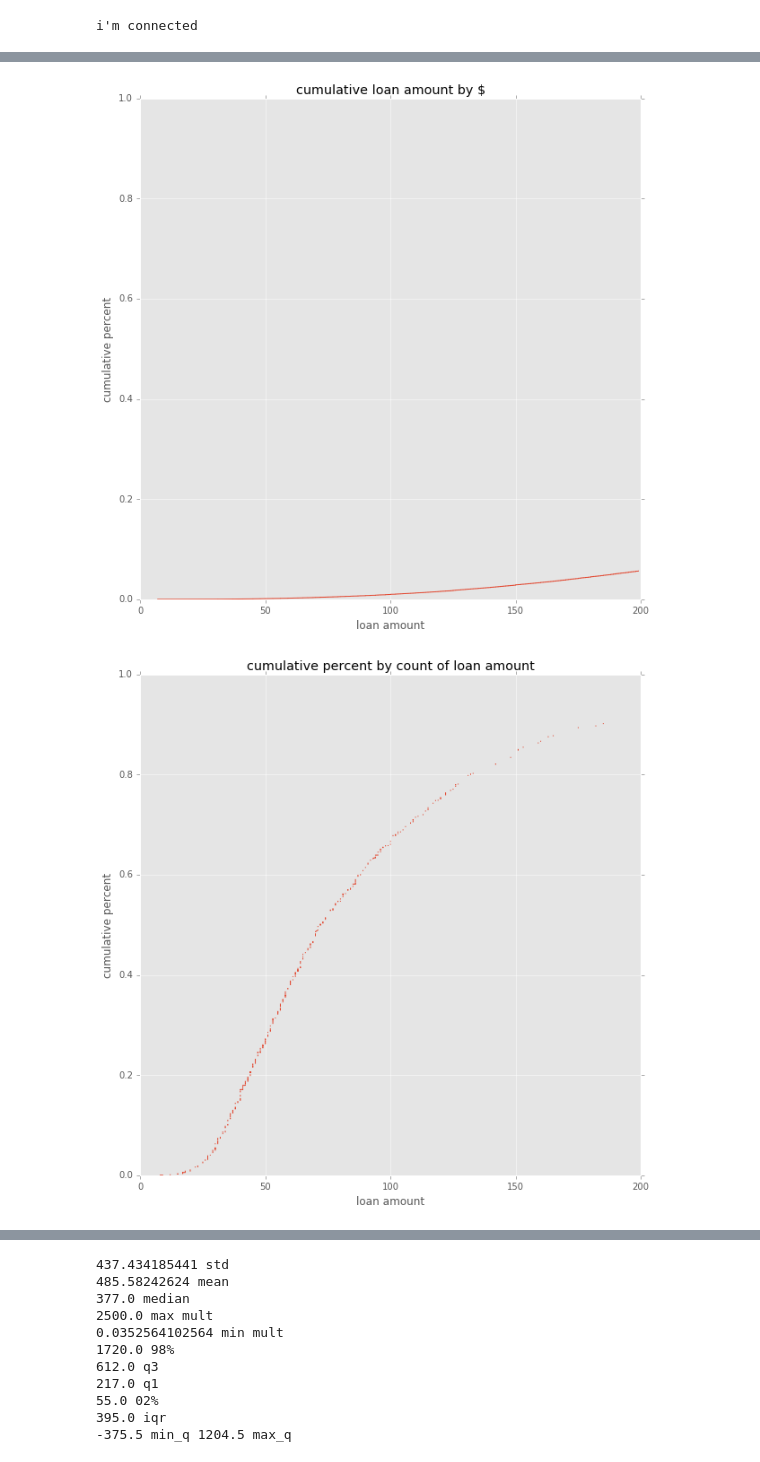
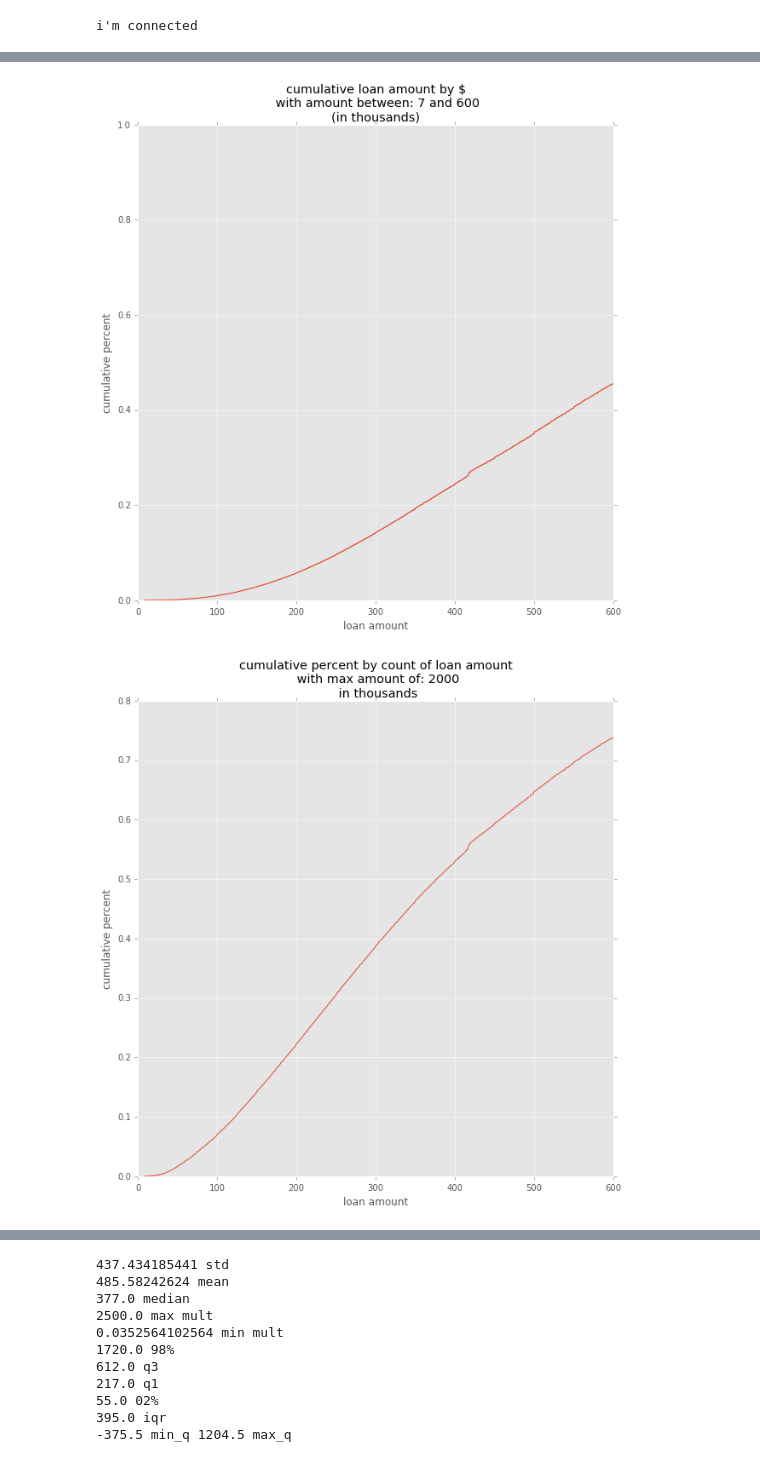
Before and after one commit to Kibrael/Edits, a Jupyter notebook: single_bank_viz.ipynb, the cells around one changed output, grey strips where cells are left out. Cells and saved outputs as stored; diff of their text form; code cells hidden in the pictures.

Commit message:
fixing pct of count cumulative graph data issue

```diff
--- a/single_bank_viz.ipynb
+++ b/single_bank_viz.ipynb
@@ -122,45 +133,35 @@ print(inc_df.head())
 # %%
 #FIXME add cutoff field name and cutoff value to title
 #graph cumulative sum of % of income and % of loan amount
-cut_field = 'amount'
-amt_cutoff = 200
+amt_min = bank_df.amount.min()
+amt_max = 600#bank_df.amount.max()
 
-y = bank_df.cumul_amt_pct[bank_df[cut_field] < amt_cutoff]
-x = bank_df.amount[bank_df[cut_field] < amt_cutoff]
+y = bank_df.cumul_amt_pct[(bank_df.amount < amt_max) & (bank_df.amount > amt_min)]
+x = bank_df.amount[(bank_df.amount < amt_max) & (bank_df.amount > amt_min)]
 cumul_pct = plt.figure(figsize=(10,10))
 plt.plot(x,y)
 ax = plt.subplot()
 ax.set_ylim([0,1])
-plt.title('cumulative loan amount by $')
+plt.title('cumulative loan amount by $\n with amount between: {amt_min} and {amt_max}\n(in thousands)'.format(amt_min=amt_min, amt_max=amt_max))
 plt.ylabel('cumulative percent')
 plt.xlabel('loan amount')
 plt.show(cumul_pct)
 
-y1 = bank_df.cumul_cnt_pct_amt[bank_df[cut_field] < amt_cutoff]
+#y1 = bank_df.cumul_cnt_pct_amt[bank_df[cut_field] < amt_cutoff]
+x1 = cnt_amt_df.amount[(cnt_amt_df.amount < amt_max) & (cnt_amt_df.amount > amt_min)]
+y1 = cnt_amt_df.cumul_pct_cnt[(cnt_amt_df.amount < amt_max) & ( cnt_amt_df.amount > amt_min)]
 cumul_cnt = plt.figure(figsize=(10,10))
-plt.plot(x,y1)
+plt.plot(x1,y1)
 plt.xlabel('loan amount')
 plt.ylabel('cumulative percent')
-plt.title('cumulative percent by count of loan amount')
+plt.title('cumulative percent by count of loan amount\n with max amount of: {amt}\n in thousands'.format(amt=amt_cutoff))
 plt.show(cumul_cnt)
 
-#print(x, y2)
-amtXcnt = plt.figure(figsize=(10,10))
-x2 = amtXcnt_df.amount[amtXcnt_df.amount < amt_cutoff]
-y2 = amtXcnt_df.cumul_pct[amtXcnt_df.amount < amt_cutoff]
-plt.plot(x2,y2)
-ax = plt.subplot()
-ax.set_ylim([0,1])
-plt.title('amount * count')
-plt.xlabel('amount')
-plt.ylabel('loan value total')
-
-plt.show(amtXcnt)
 
 #FIXME modify these graphs by reducing the range of the x axis to see the cumulative curve better
 #measureing the $ value of loans shows a high degree of skew due to very large loan amounts
 #cutting the tail off the data may be more informative
 #the majority of loans by count are under 450-500k, but the raw $ value majority is closer to 2million
 # %% [output]
-[figure, old version]
+[figure, new version]
-[figure, old version]
+[figure, new version]
```
Also changed, not shown: parts of 8 cells of this notebook.
